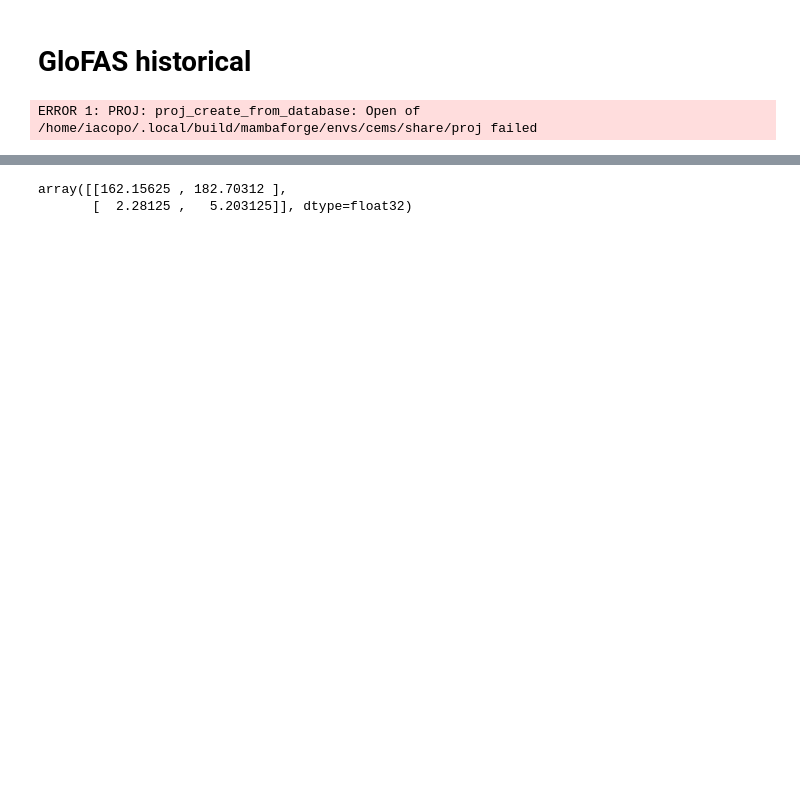
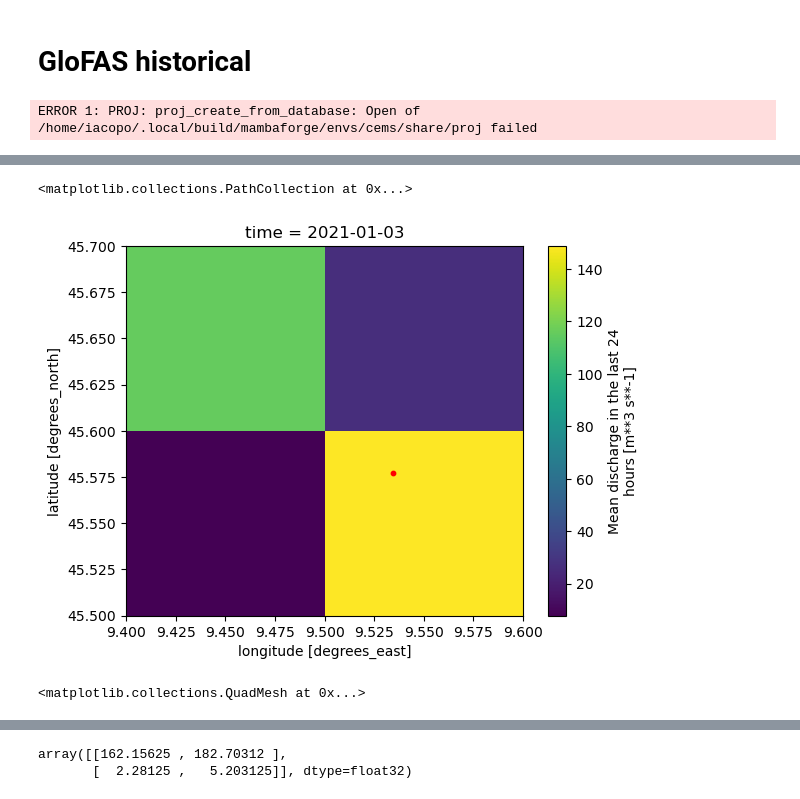
Before and after one commit to iacopoff/climetlab-cems-flood, a Jupyter notebook: notebooks/glofas-historical.ipynb, the cells around one changed output, grey strips where cells are left out. Drawn from its saved outputs; the diff is of its cells as text; code cells hidden in the pictures; blank space fills up the shorter version.

```diff
--- a/notebooks/glofas-historical.ipynb
+++ b/notebooks/glofas-historical.ipynb
@@ -50,2 +92,13 @@ hist = cml.load_dataset(
+# %%
+fig, ax = plt.subplots()
+qm = area_canonica_dadda.isel(time=2).dis24.plot.pcolormesh(ax=ax)
+ax.scatter(ca['lon'], ca['lat'],c="red",s=10)
+# %% [output]
+<matplotlib.collections.PathCollection at 0x...>
+[figure, added]
+# %%
+def show_station(ns=10):
+# %% [output]
+<matplotlib.collections.QuadMesh at 0x...>
 # %%
 dataset = hist.to_xarray()
```
Also changed, not shown: parts of 18 cells of this notebook.
